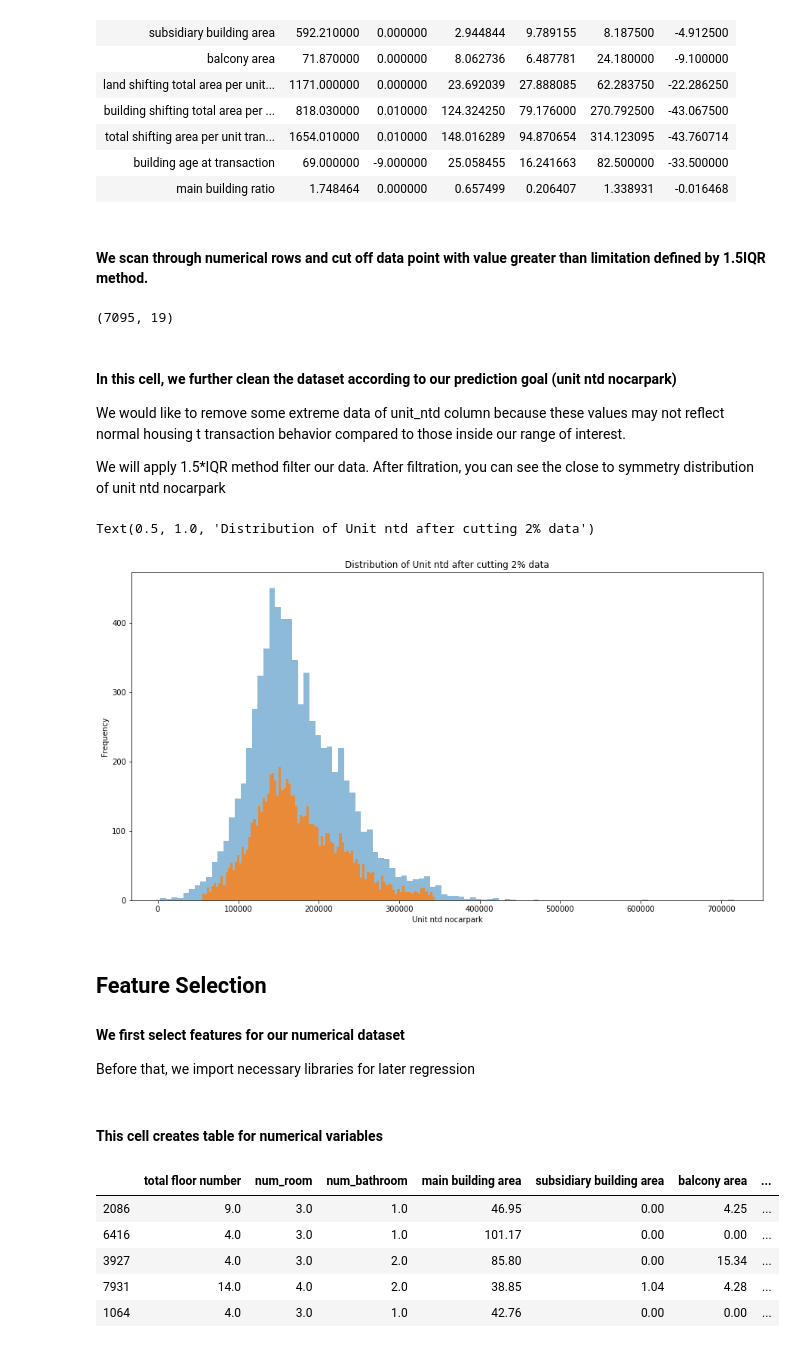
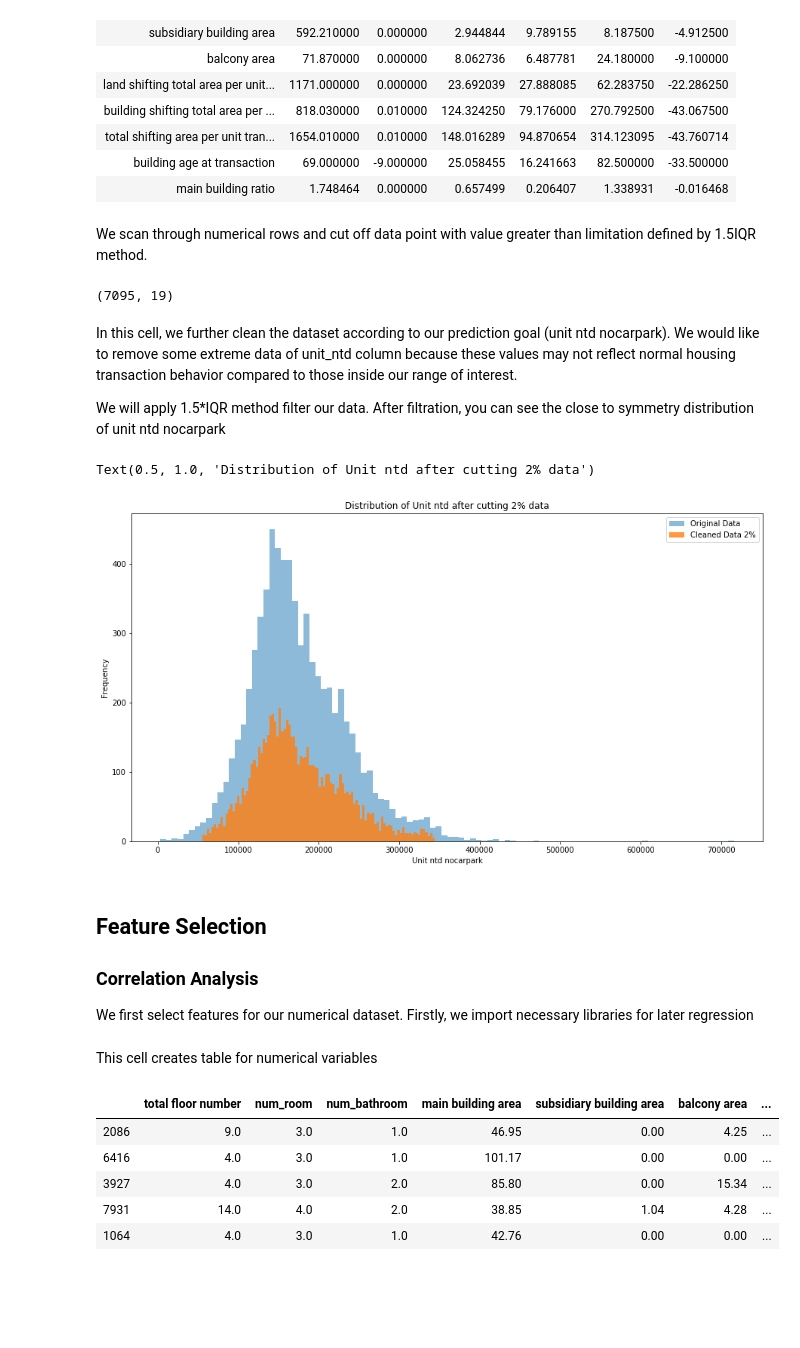
Before and after one commit to BurgerWu/Predicting-Housing-Price-in-Taipei-City, a Jupyter notebook: Predicting House Price in Taipei City-Unit.ipynb, the cells around one changed output. Saved outputs shown, nothing was run; the diff lists cells and outputs as text; code cells hidden in the pictures; blank space fills up the shorter version.

```diff
--- a/Predicting House Price in Taipei City-Unit.ipynb
+++ b/Predicting House Price in Taipei City-Unit.ipynb
@@ -219,5 +226,5 @@ Numerical_Columns_Stats
 | building age at transaction | 69.000000 | -9.000000 | 25.058455 | 16.241663 | 82.500000 | -33.500000 |
 | main building ratio | 1.748464 | 0.000000 | 0.657499 | 0.206407 | 1.338931 | -0.016468 |
 # %% [markdown]
-#### We scan through numerical rows and cut off data point with value greater than limitation defined by 1.5IQR method.
+We scan through numerical rows and cut off data point with value greater than limitation defined by 1.5IQR method.
 # %%
@@ -232,29 +243,28 @@ Resident_Dataset.shape
 # %% [output]
 (7095, 19)
 # %% [markdown]
-#### In this cell, we further clean the dataset according to our prediction goal (unit ntd nocarpark)
-We would like to remove some extreme data of unit_ntd column because these values may not reflect normal housing t
-transaction behavior compared to those inside our range of interest.
+In this cell, we further clean the dataset according to our prediction goal (unit ntd nocarpark). We would like to remove some extreme data of unit_ntd column because these values may not reflect normal housing transaction behavior compared to those inside our range of interest.
 
 We will apply 1.5\*IQR method filter our data. After filtration, you can see the close to symmetry distribution of unit ntd nocarpark
 # %%
 #In order to get a more general model that can fit non-extreme cases,
 #We will abandon first and last 1% of data after sorting with unit ntd.
 old_unit_ntd = Resident_Dataset["unit ntd nocarpark"]
 percent_1 = Resident_Dataset.shape[0]*0.01
 Resident_Dataset = Resident_Dataset.sort_values(by=['unit ntd nocarpark']).iloc[int(percent_1):-int(percent_1),:]
 
+#Plot to show distribution before and after cleaning dependent variable
 plt.figure(figsize = [15,8])
 plt.hist(old_unit_ntd, bins = 100,alpha=0.5)
 plt.hist(Resident_Dataset["unit ntd nocarpark"], bins = 100, alpha = 0.8)
 plt.xlabel("Unit ntd nocarpark")
 plt.ylabel("Frequency")
+plt.legend(["Original Data","Cleaned Data 2%"])
 plt.title("Distribution of Unit ntd after cutting 2% data")
 # %% [output]
 Text(0.5, 1.0, 'Distribution of Unit ntd after cutting 2% data')
-[figure, old version]
+[figure, new version]
 # %% [markdown]
 ## Feature Selection
-
-#### We first select features for our numerical dataset
-Before that, we import necessary libraries for later regression
+### Correlation Analysis
+We first select features for our numerical dataset. Firstly, we import necessary libraries for later regression
@@ -275,4 +275,4 @@ from sklearn.metrics import mean_squared_error
 # %% [markdown]
-#### This cell creates table for numerical variables
+This cell creates table for numerical variables
 # %%
 #Create numerical table
```
Also changed, not shown: parts of 50 cells of this notebook.
